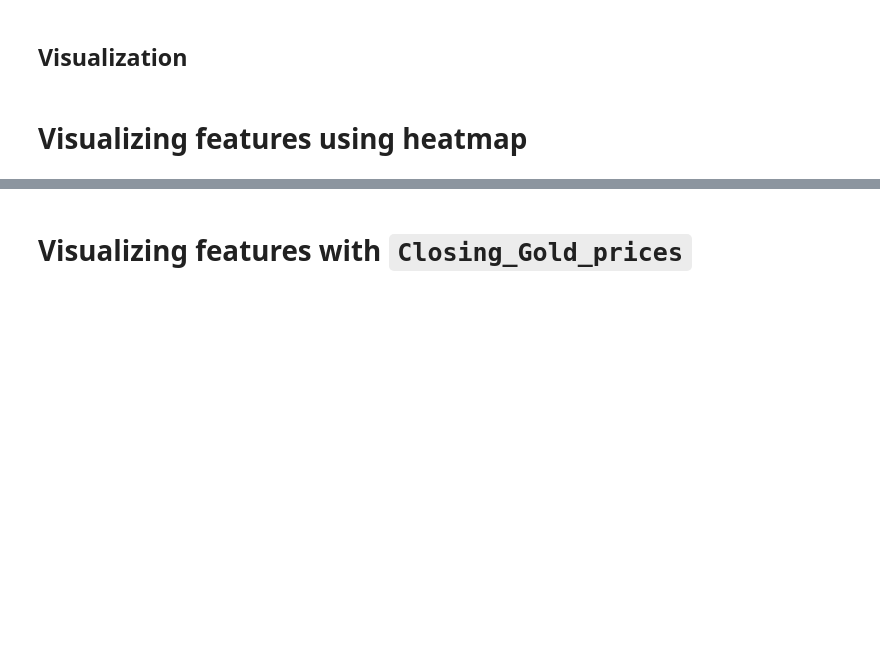
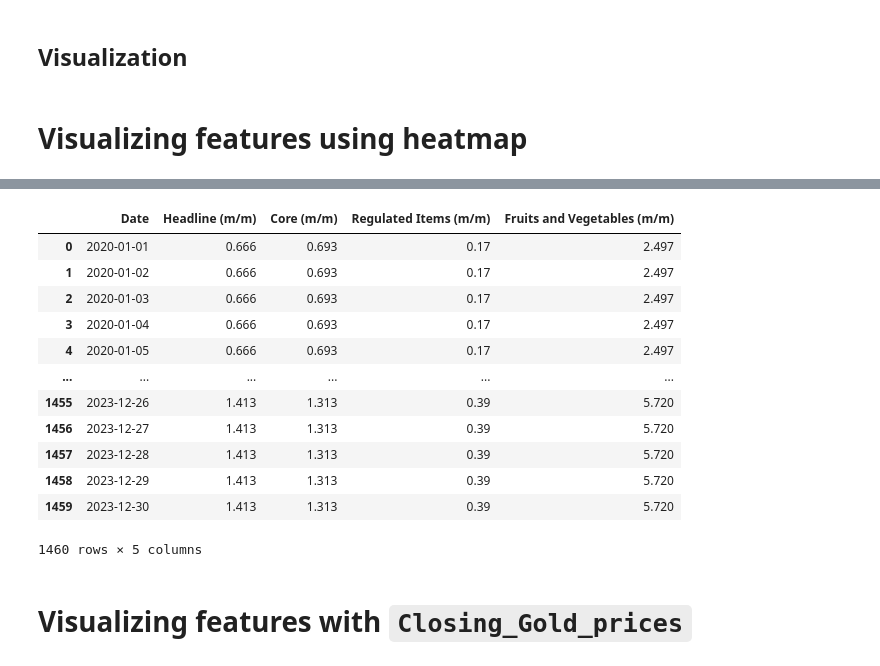
Before and after one commit to mazenwk/beltone-hackathon, a Jupyter notebook: src/Workout/Skeleton.ipynb, the cells around one changed output, grey strips where cells are left out. Drawn from its saved outputs; the diff is of its cells as text; code cells hidden in the pictures; blank space fills up the shorter version.

```diff
--- a/src/Workout/Skeleton.ipynb
+++ b/src/Workout/Skeleton.ipynb
@@ -186,3 +207,19 @@ plt.show()
+# %%
+inflation_mom
+# %% [output]
+|  | Date | Headline (m/m) | Core (m/m) | Regulated Items (m/m) | Fruits and Vegetables (m/m) |
+| 0 | 2020-01-01 | 0.666 | 0.693 | 0.17 | 2.497 |
+| 1 | 2020-01-02 | 0.666 | 0.693 | 0.17 | 2.497 |
+| 2 | 2020-01-03 | 0.666 | 0.693 | 0.17 | 2.497 |
+| 3 | 2020-01-04 | 0.666 | 0.693 | 0.17 | 2.497 |
+| 4 | 2020-01-05 | 0.666 | 0.693 | 0.17 | 2.497 |
+| ... | ... | ... | ... | ... | ... |
+| 1455 | 2023-12-26 | 1.413 | 1.313 | 0.39 | 5.720 |
+| 1456 | 2023-12-27 | 1.413 | 1.313 | 0.39 | 5.720 |
+| 1457 | 2023-12-28 | 1.413 | 1.313 | 0.39 | 5.720 |
+| 1458 | 2023-12-29 | 1.413 | 1.313 | 0.39 | 5.720 |
+| 1459 | 2023-12-30 | 1.413 | 1.313 | 0.39 | 5.720 |
+1460 rows × 5 columns
 # %% [markdown]
 # Visualizing features with `Closing_Gold_prices`
 # %%
```
Also changed, not shown: parts of 3 cells of this notebook.
